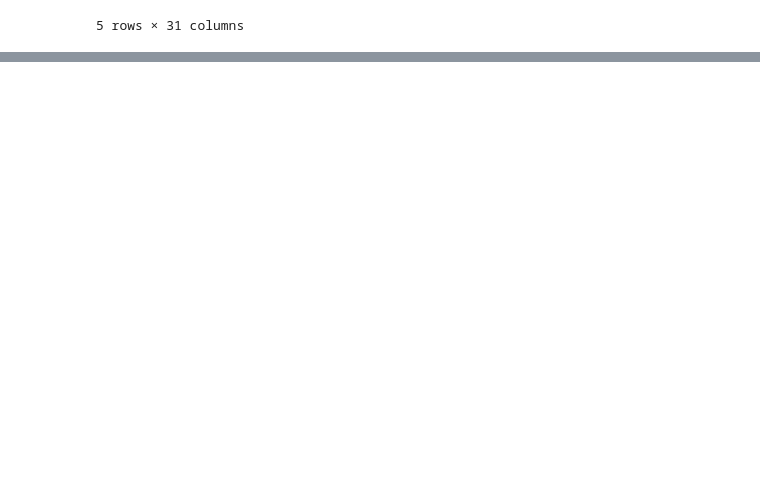
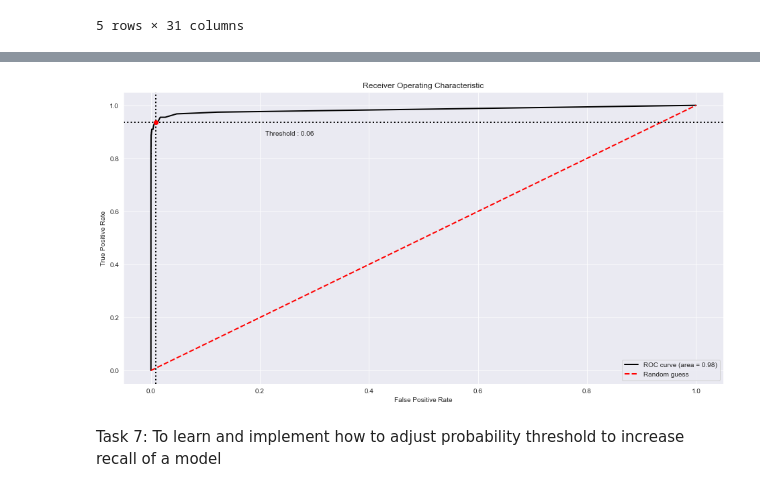
Before and after one commit to baroncurtin2/credit-card-fraud-detection, a Jupyter notebook: imbalanced_dataset.ipynb, the cells around one changed output, grey strips where cells are left out. Drawn from its saved outputs; the diff is of its cells as text; code cells hidden in the pictures; blank space fills up the shorter version.

```diff
--- a/imbalanced_dataset.ipynb
+++ b/imbalanced_dataset.ipynb
@@ -35,0 +195,10 @@ data.head()
+# %%
+# use another probability threshold so that we can get to the elbow position
+bc = BinaryClassification(y_test, rf_smote.predict_proba(X_test)[:, 1], labels=[0, 1], threshold=.06)
+plt.figure(figsize=(16,8))
+bc.plot_roc_curve()
+plt.show()
+# %% [output]
+[figure, added]
+# %% [markdown]
+Task 7:  To learn and implement how to adjust probability threshold to increase recall of a model
```
Also changed, not shown: parts of 24 cells of this notebook.
